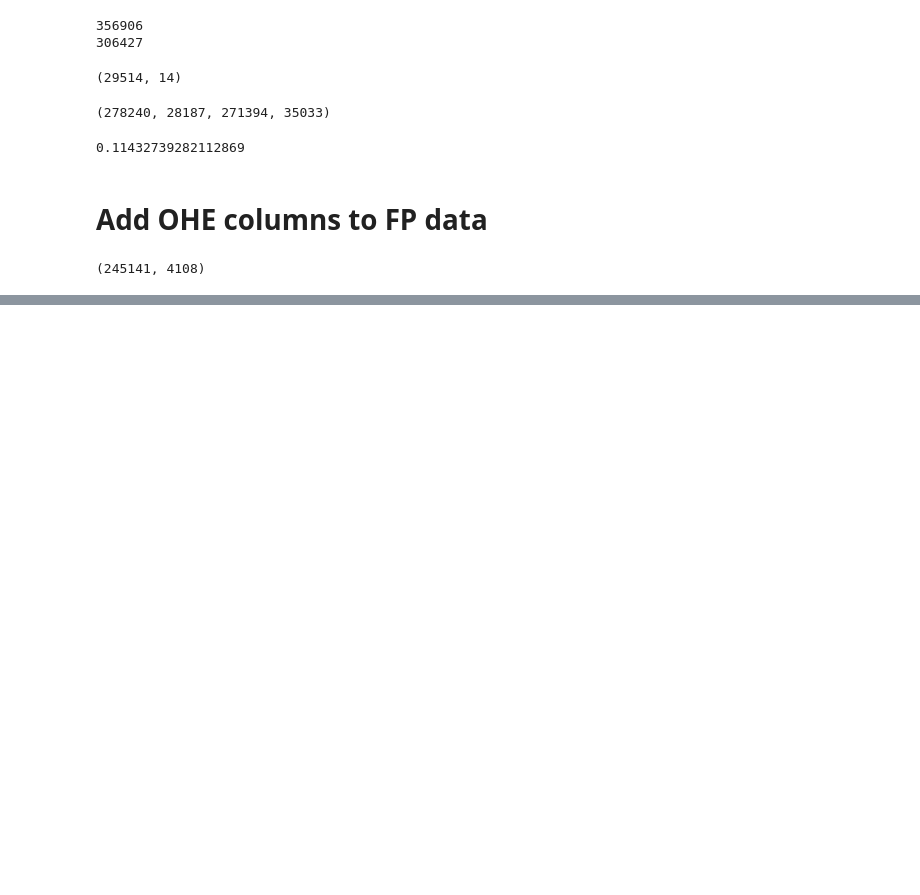
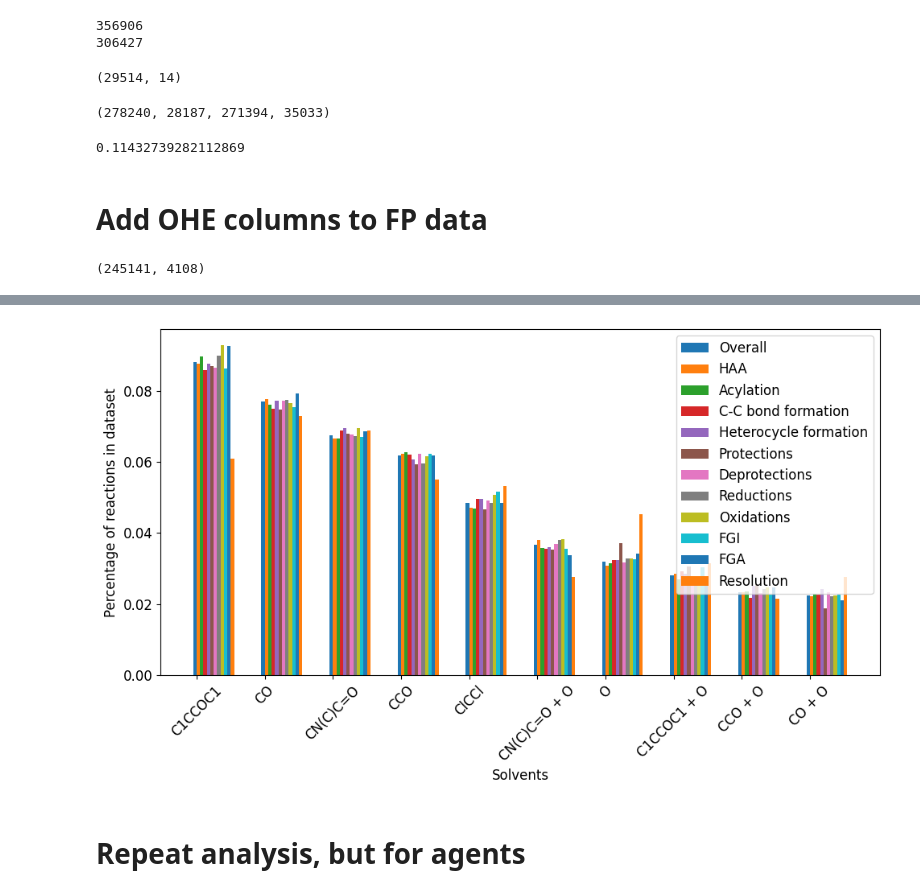
Before and after one commit to sustainable-processes/chemical-parameter-sharing, a Jupyter notebook: notebooks/clustering.ipynb, the cells around one changed output, grey strips where cells are left out. Drawn from its saved outputs; the diff is of its cells as text; code cells hidden in the pictures; blank space fills up the shorter version.

Commit message:
condition distribution plots

```diff
--- a/notebooks/clustering.ipynb
+++ b/notebooks/clustering.ipynb
@@ -334,0 +399,3 @@ random_train_fp.shape
+# %%
+top_10_overall = get_top_n(df[['solvent_000', 'solvent_001']], 10)
+x_overall, y_overall, dict_overall = top_10_overall
@@ -334,0 +428,13 @@ random_train_fp.shape
+# %%
+x1,y1,d1 = get_top_n(df1[['solvent_000', 'solvent_001']], 100)
+x2,y2,d2 = get_top_n(df2[['solvent_000', 'solvent_001']], 100)
+x3,y3,d3 = get_top_n(df3[['solvent_000', 'solvent_001']], 100)
+x4,y4,d4 = get_top_n(df4[['solvent_000', 'solvent_001']], 100)
+x5,y5,d5 = get_top_n(df5[['solvent_000', 'solvent_001']], 100)
+x6,y6,d6 = get_top_n(df6[['solvent_000', 'solvent_001']], 100)
+x7,y7,d7 = get_top_n(df7[['solvent_000', 'solvent_001']], 100)
+x8,y8,d8 = get_top_n(df8[['solvent_000', 'solvent_001']], 100)
+x9,y9,d9 = get_top_n(df9[['solvent_000', 'solvent_001']], 100)
+x10,y10,d10 = get_top_n(df10[['solvent_000', 'solvent_001']], 100)
+x11,y11,d11 = get_top_n(df11[['solvent_000', 'solvent_001']], 100)
+x12,y12,d12 = get_top_n(df12[['solvent_000', 'solvent_001']], 100)
@@ -334,0 +525,41 @@ random_train_fp.shape
+# %%
+# Plotting
+plt.figure(figsize=(10, 6))
+bar_width = 0.05
+index = range(len(x_overall))
+
+# Create bars
+plt.bar(index, y_overall, width=bar_width, label='Overall')
+plt.bar([i + bar_width for i in index], y_1_f, width=bar_width, label='HAA')
+plt.bar([i + bar_width*2 for i in index], y_2_f, width=bar_width, label='Acylation')
+plt.bar([i + bar_width*3 for i in index], y_3_f, width=bar_width, label='C-C bond formation')
+plt.bar([i + bar_width*4 for i in index], y_4_f, width=bar_width, label='Heterocycle formation')
+plt.bar([i + bar_width*5 for i in index], y_5_f, width=bar_width, label='Protections')
+plt.bar([i + bar_width*6 for i in index], y_6_f, width=bar_width, label='Deprotections')
+plt.bar([i + bar_width*7 for i in index], y_7_f, width=bar_width, label='Reductions')
+plt.bar([i + bar_width*8 for i in index], y_8_f, width=bar_width, label='Oxidations')
+plt.bar([i + bar_width*9 for i in index], y_9_f, width=bar_width, label='FGI')
+plt.bar([i + bar_width*10 for i in index], y_10_f, width=bar_width, label='FGA')
+plt.bar([i + bar_width*11 for i in index], y_11_f, width=bar_width, label='Resolution')
+# plt.bar([i + bar_width*12 for i in index], y_12_f, width=bar_width, label='Super class 12')
+
+#Change font size to 14
+plt.rcParams.update({'font.size': 12})
+
+# Add title and labels
+plt.xlabel('Solvents')
+plt.ylabel('Percentage of reactions in dataset')
+# plt.title('Comparative Bar Chart')
+plt.xticks([i + bar_width / 2 for i in index], x_overall, rotation=45)
+
+# Add legend
+plt.legend()
+
+# Show the plot
+plt.tight_layout()
+plt.savefig('solvent_super_class_dist.png', dpi=600, bbox_inches='tight')
+plt.show()
+# %% [output]
+[figure, added]
+# %% [markdown]
+# Repeat analysis, but for agents
```
Also changed, not shown: parts of 36 cells of this notebook.
